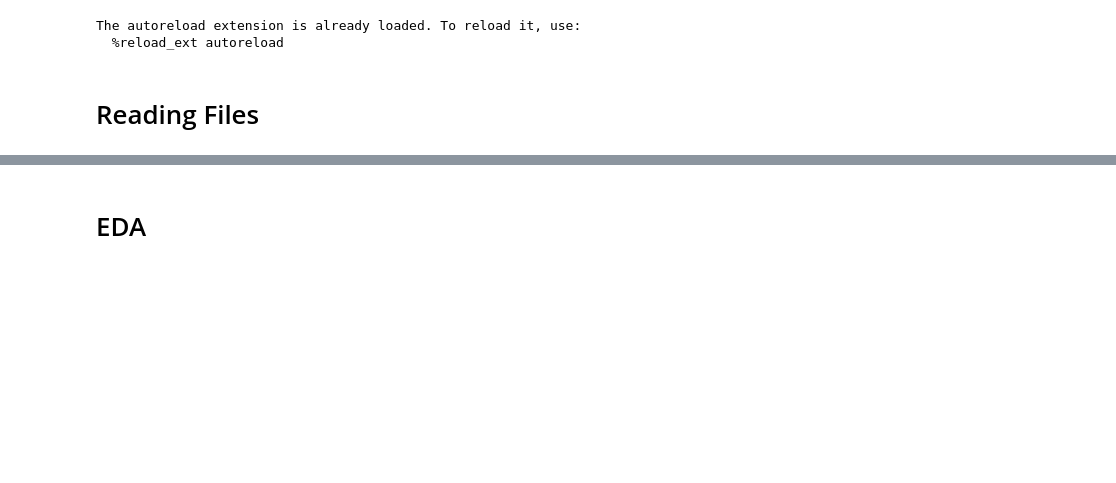
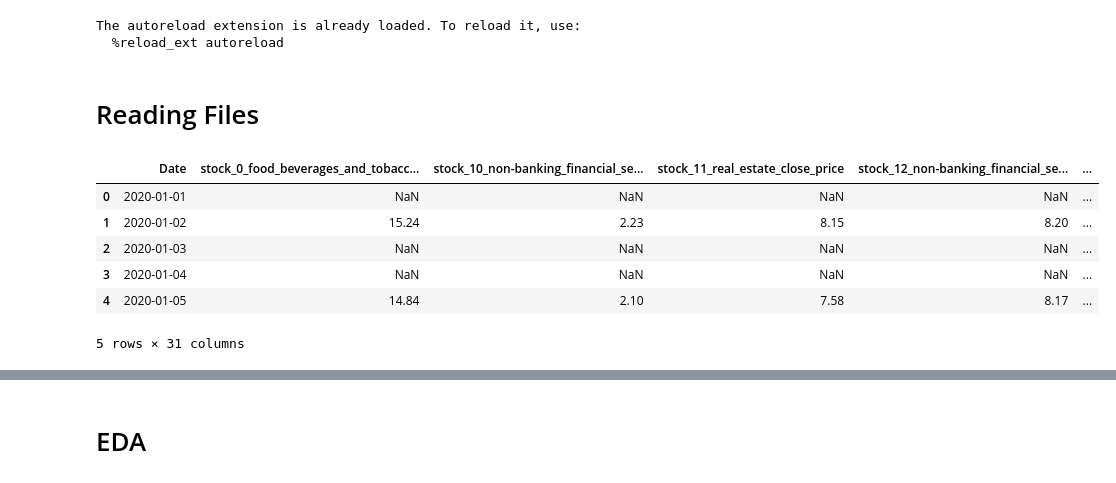
Before and after one commit to YousefElbrolosy/gold_prices_prediction_model, a Jupyter notebook: Workout/Skeleton.ipynb, the cells around one changed output, grey strips where cells are left out. Cells and saved outputs as stored; diff of their text form; code cells hidden in the pictures; blank space fills up the shorter version.

```diff
--- a/Workout/Skeleton.ipynb
+++ b/Workout/Skeleton.ipynb
@@ -39,3 +39,11 @@ sentiment_data = pd.read_csv('./sentiment_scores.csv')
 # %%
-gold_prices_target.head()
+stock_prices.head()
+# %% [output]
+|  | Date | stock_0_food_beverages_and_tobacc... | stock_10_non-banking_financial_se... | stock_11_real_estate_close_price | stock_12_non-banking_financial_se... | ... |
+| 0 | 2020-01-01 | NaN | NaN | NaN | NaN | ... |
+| 1 | 2020-01-02 | 15.24 | 2.23 | 8.15 | 8.20 | ... |
+| 2 | 2020-01-03 | NaN | NaN | NaN | NaN | ... |
+| 3 | 2020-01-04 | NaN | NaN | NaN | NaN | ... |
+| 4 | 2020-01-05 | 14.84 | 2.10 | 7.58 | 8.17 | ... |
+5 rows × 31 columns
 # %%
```
Also changed, not shown: parts of 9 cells of this notebook, 1 other file.
